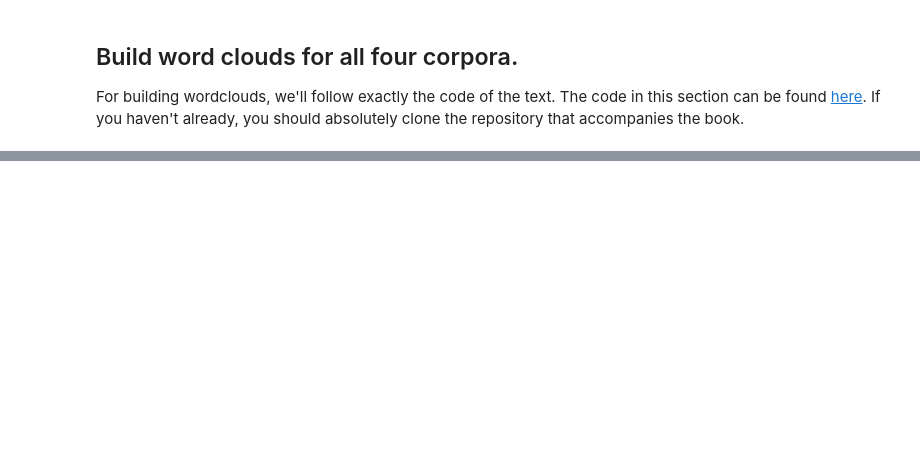
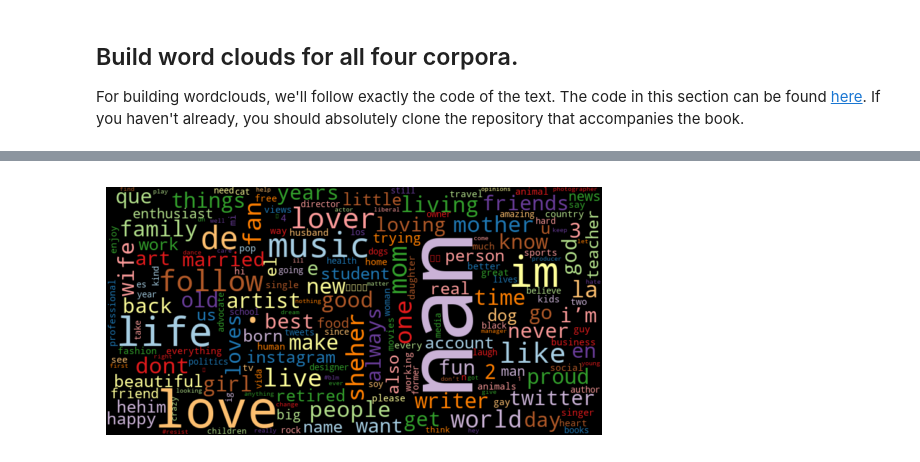
Before and after one commit to clairebentzen/text-comparison, a Jupyter notebook: Group Comparison.ipynb, the cells around one changed output, grey strips where cells are left out. Cells and saved outputs as stored; diff of their text form; code cells hidden in the pictures; blank space fills up the shorter version.

```diff
--- a/Group Comparison.ipynb
+++ b/Group Comparison.ipynb
@@ -365,0 +525,6 @@ def count_words(df, column='tokens', preprocess=None, min_freq=2):
+# %%
+# Cher Twitter Wordcloud
+c3_df = count_words(cher_twitter)
+wordcloud(c3_df['freq'])
+# %% [output]
+[figure, added]
```
Also changed, not shown: parts of 23 cells of this notebook.
